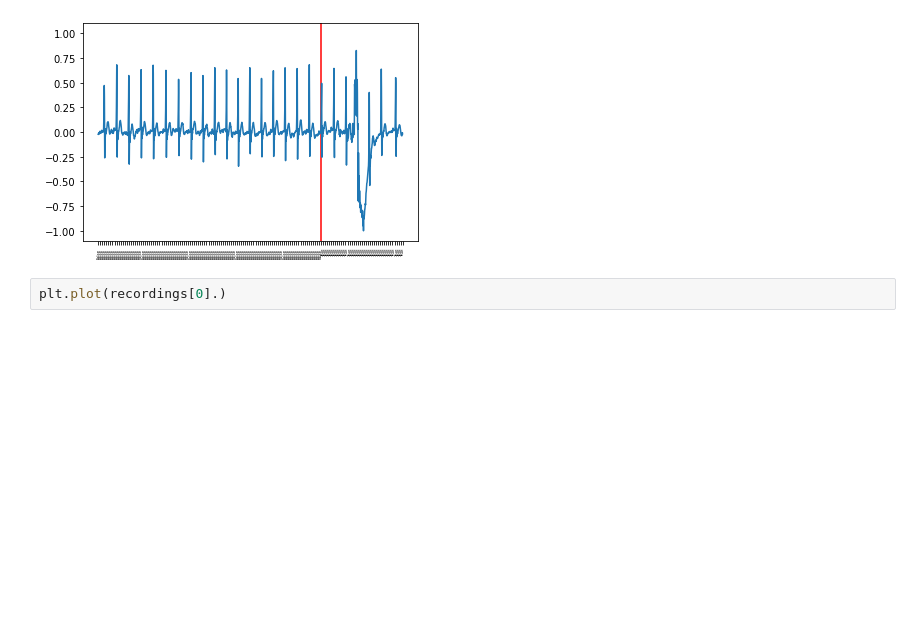
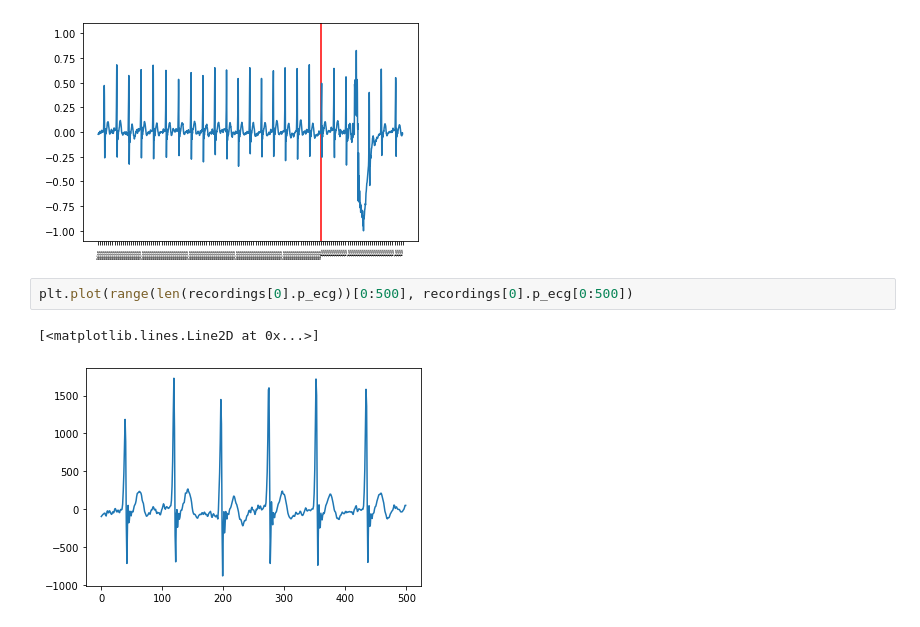
Before and after one commit to hwixley/Fall-Detection-Deep-Learning, a Jupyter notebook: preprocessing.ipynb, the cells around one changed output. Cells and saved outputs as stored; diff of their text form; blank space fills up the shorter version.

```diff
--- a/preprocessing.ipynb
+++ b/preprocessing.ipynb
@@ -424,5 +424,8 @@ plot_time(recordings[0].p_ecg, recordings[0].labels)
 1950
 13.0
 [figure]
-# %%
-plt.plot(recordings[0].)
+# %%
+plt.plot(range(len(recordings[0].p_ecg))[0:500], recordings[0].p_ecg[0:500])
+# %% [output]
+[<matplotlib.lines.Line2D at 0x...>]
+[figure, added]
```
Also changed, not shown: parts of 2 cells of this notebook.
